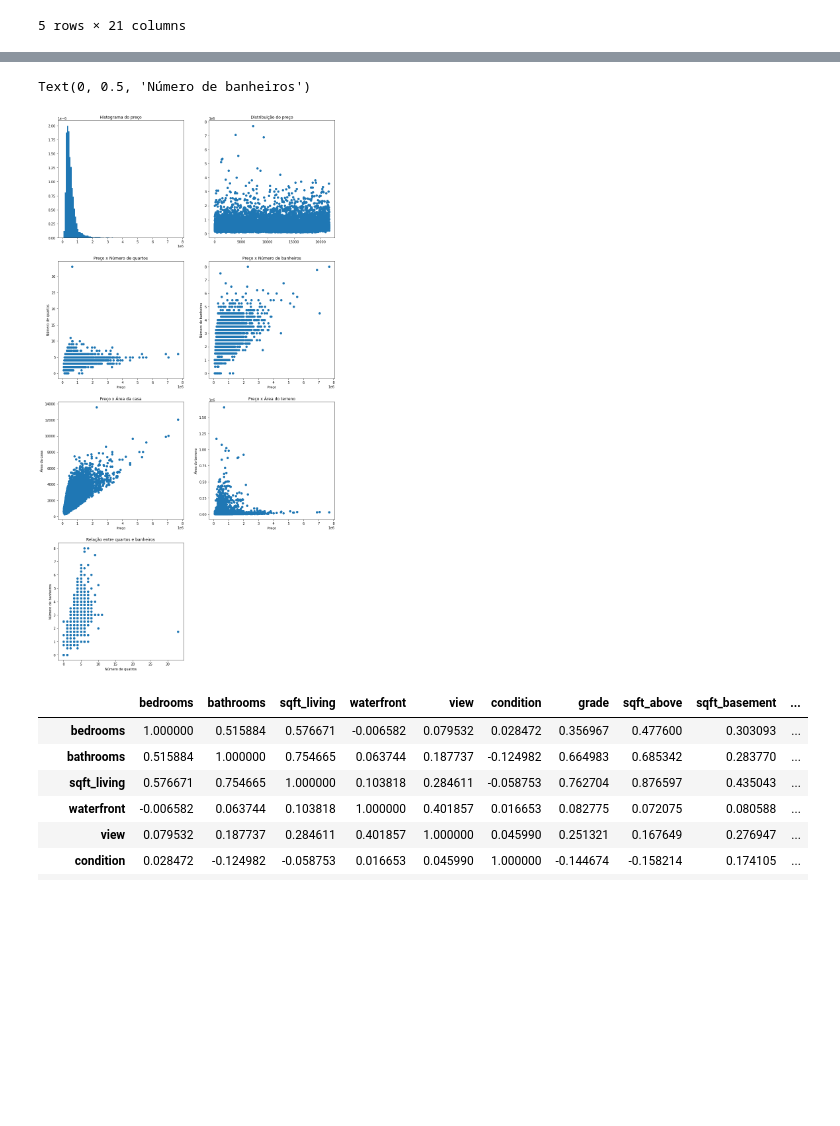
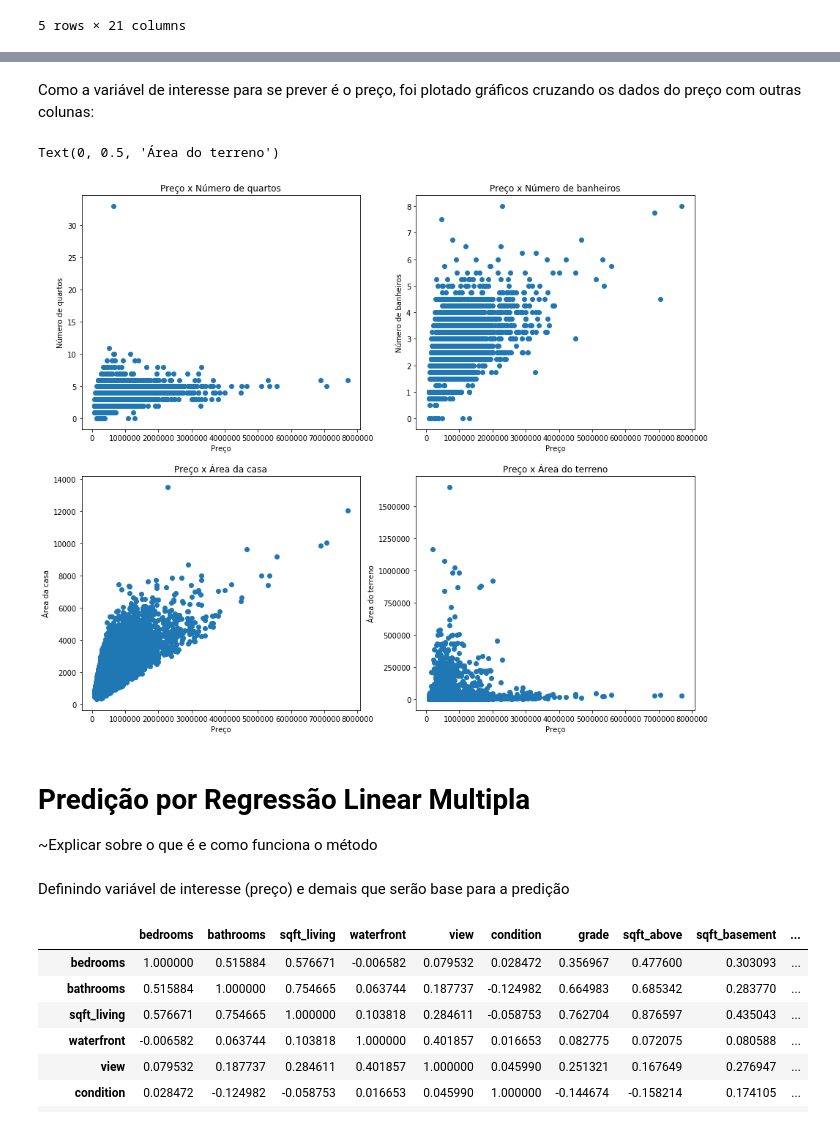
Before and after one commit to BMDamasceno/house-prediction-cdados, a Jupyter notebook: Base_Projeto_2.ipynb, the cells around one changed output, grey strips where cells are left out. Cells and saved outputs as stored; diff of their text form; code cells hidden in the pictures; blank space fills up the shorter version.

```diff
--- a/Base_Projeto_2.ipynb
+++ b/Base_Projeto_2.ipynb
@@ -96,48 +191,41 @@ plt.show()
+# %% [markdown]
+Como a variável de interesse para se prever é o preço, foi plotado gráficos cruzando os dados do preço com outras colunas:
 # %%
 #Plotando as informações em gráficos
-fig = plt.figure(figsize=(15, 30))
+fig = plt.figure(figsize=(15, 20))
 
-plt.subplot(4, 2, 1)
-plt.hist(dados.price,bins=100,density=True)
-plt.title('Histograma do preço')
-
-plt.subplot(4, 2, 2)
-faixa_aleatoria = np.arange(0,len(dados.price),1)
-plt.scatter(faixa_aleatoria,dados.price)
-plt.title('Distribuição do preço')
-
-plt.subplot(4,2,3)
+plt.subplot(3,2,3)
 plt.scatter(dados.price, dados.bedrooms)
 plt.title('Preço x Número de quartos')
 plt.xlabel('Preço')
 plt.ylabel('Número de quartos')
 
-plt.subplot(4,2,4)
+plt.subplot(3,2,4)
 plt.scatter(dados.price, dados.bathrooms)
 plt.title('Preço x Número de banheiros')
 plt.xlabel('Preço')
 plt.ylabel('Número de banheiros')
 
-plt.subplot(4,2,5)
+plt.subplot(3,2,5)
 plt.scatter(dados.price, dados.sqft_living)
 plt.title('Preço x Área da casa')
 plt.xlabel('Preço')
 plt.ylabel('Área da casa')
 
-plt.subplot(4,2,6)
+plt.subplot(3,2,6)
 plt.scatter(dados.price, dados.sqft_lot)
 plt.title('Preço x Área do terreno')
 plt.xlabel('Preço')
 plt.ylabel("Área do terreno")
-
-plt.subplot(4,2,7)
-plt.scatter(dados.bedrooms, dados.bathrooms)
-plt.title('Relação entre quartos e banheiros')
-plt.xlabel('Número de quatros')
-plt.ylabel('Número de banheiros')
 # %% [output]
-Text(0, 0.5, 'Número de banheiros')
+Text(0, 0.5, 'Área do terreno')
-[figure, old version]
+[figure, new version]
+# %% [markdown]
+# Predição por Regressão Linear Multipla
+
+~Explicar sobre o que é e como funciona o método
+# %% [markdown]
+Definindo variável de interesse (preço) e demais que serão base para a predição
 # %%
 X = dados[['bedrooms', 'bathrooms', 'sqft_living','waterfront', 'view', 'condition', 'grade',
        'sqft_above', 'sqft_basement', 'yr_built', 'yr_renovated', 'lat', 'long']]
```
Also changed, not shown: parts of 21 cells of this notebook.
